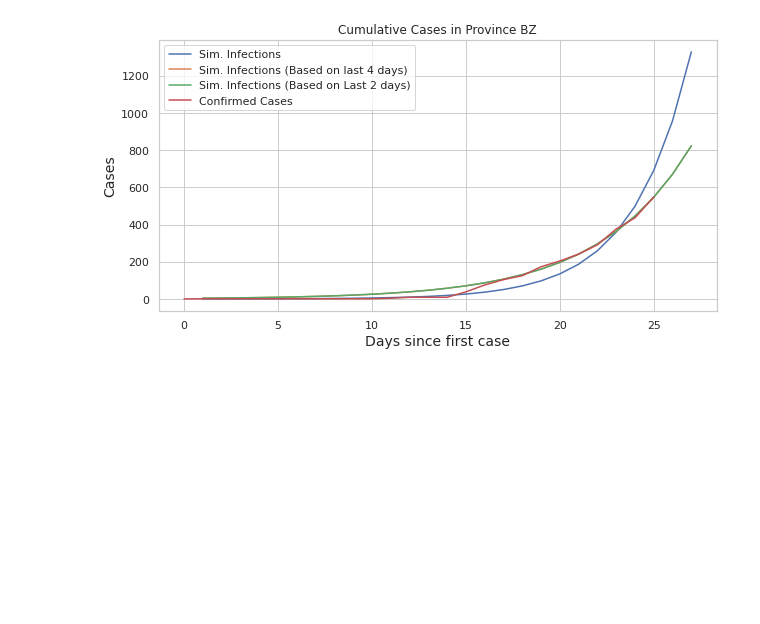
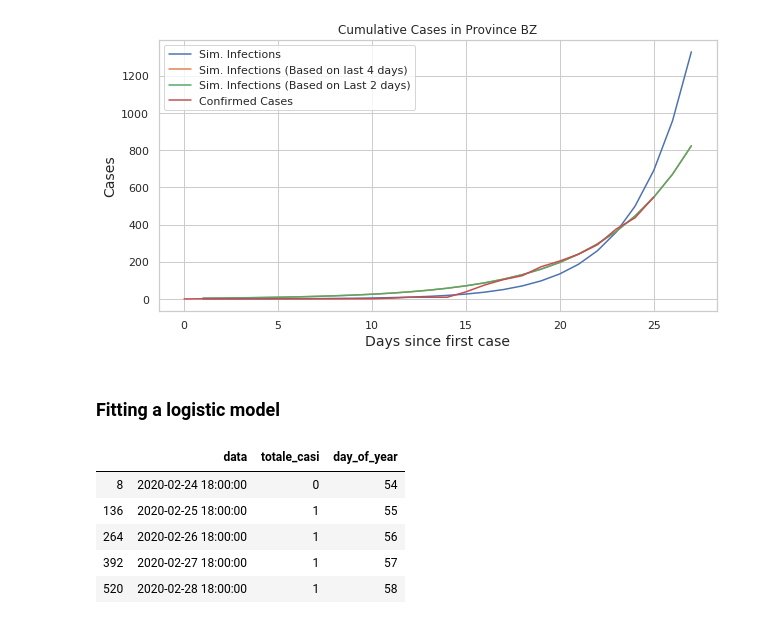
Before and after one commit to kredde/corona-outbreak, a Jupyter notebook: bolzano.ipynb, the cells around one changed output. Saved outputs shown, nothing was run; the diff lists cells and outputs as text; code cells hidden in the pictures; blank space fills up the shorter version.

```diff
--- a/bolzano.ipynb
+++ b/bolzano.ipynb
@@ -183,3 +186,5 @@ plot.set_title("Cumulative Cases in Province BZ")
 # %% [output]
 Text(0.5, 1.0, 'Cumulative Cases in Province BZ')
 [figure]
+# %% [markdown]
+### Fitting a logistic model
@@ -185,0 +197,16 @@ Text(0.5, 1.0, 'Cumulative Cases in Province BZ')
+# %%
+df_log = pd.read_csv(url, error_bad_lines=False)
+df_log = df_log[df_log['denominazione_provincia'] == 'Bolzano']
+df_log = df_log.loc[:,['data','totale_casi']]
+
+FMT = '%Y-%m-%d %H:%M:%S'
+date = df_log['data']
+df_log['day_of_year'] = date.map(lambda x : (datetime.strptime(x, FMT) - datetime.strptime("2020-01-01 00:00:00", FMT)).days )
+df_log.head()
+# %% [output]
+|  | data | totale_casi | day_of_year |
+| 8 | 2020-02-24 18:00:00 | 0 | 54 |
+| 136 | 2020-02-25 18:00:00 | 1 | 55 |
+| 264 | 2020-02-26 18:00:00 | 1 | 56 |
+| 392 | 2020-02-27 18:00:00 | 1 | 57 |
+| 520 | 2020-02-28 18:00:00 | 1 | 58 |
```
Also changed, not shown: parts of 18 cells of this notebook, 3 other files.
